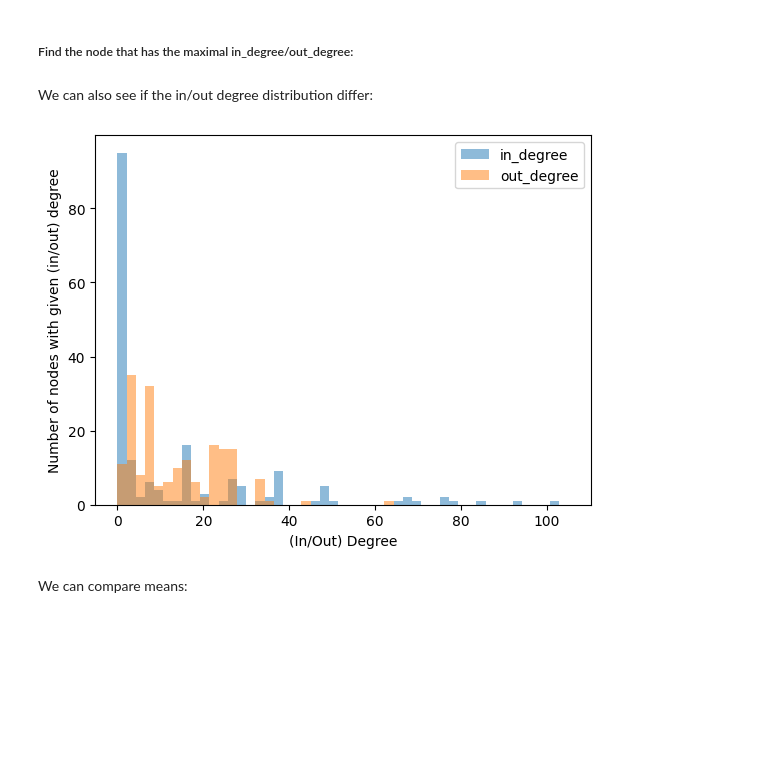
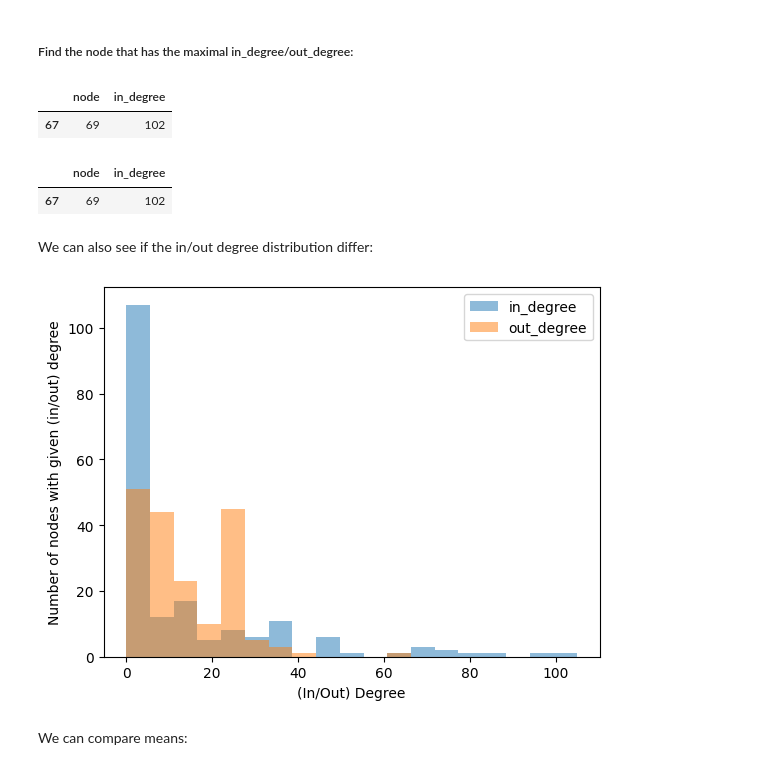
Before and after one commit to SaskaAloric/IntroCompleNeT2023, a Jupyter notebook: Notebooks/CNT_Lesson4.ipynb, the cells around one changed output. Saved outputs shown, nothing was run; the diff lists cells and outputs as text; code cells hidden in the pictures; blank space fills up the shorter version.

```diff
--- a/Notebooks/CNT_Lesson4.ipynb
+++ b/Notebooks/CNT_Lesson4.ipynb
@@ -132,2 +170,5 @@ To construct the network, we'll follow the same path as the last time, but pay a
 # %%
-G_food_web = nx.from_pandas_edgelist(edges, source = '# source', target = ' target', create_using =nx.DiGraph)
+G_food_web = nx.from_pandas_edgelist(edges,
+                                     source = '# source',
+                                     target = ' target',
+                                     create_using =nx.DiGraph)
@@ -187,12 +245,14 @@ Let's create data frames with in_degree and out_degree of all nodes:
 # %%
-indegrees = pd.DataFrame(G_food_web.in_degree(),columns=['node','in_degree'])
+indegrees = pd.DataFrame(G_food_web.in_degree(),
+                         columns=['node','in_degree'])
 indegrees.head(2)
 # %% [output]
 |  | node | in_degree |
 | 0 | 0 | 0 |
 | 1 | 1 | 1 |
 # %%
-outdegrees = pd.DataFrame(G_food_web.out_degree(),columns=['node','out_degree'])
+outdegrees = pd.DataFrame(G_food_web.out_degree(),
+                          columns=['node','out_degree'])
 outdegrees.head(2)
 # %% [output]
 |  | node | out_degree |
@@ -220,2 +283,16 @@ max(indegrees['in_degree']),max(outdegrees['out_degree'])
+# %%
+### one way
+indegrees.sort_values(by='in_degree').tail(1)
+# %% [output]
+|  | node | in_degree |
+| 67 | 69 | 102 |
+# %%
+### another way
+condition = indegrees['in_degree'].max() == indegrees.in_degree
+#condition
+indegrees[condition]
+# %% [output]
+|  | node | in_degree |
+| 67 | 69 | 102 |
 # %% [markdown]
 We can also see if the in/out degree distribution differ:
@@ -222,13 +302,13 @@ We can also see if the in/out degree distribution differ:
 # %%
-plt.hist(indegrees['in_degree'],bins=np.linspace(0,105,50),alpha=0.5,label='in_degree')
-plt.hist(outdegrees['out_degree'],bins=np.linspace(0,105,50),alpha=0.5,label='out_degree')
+plt.hist(indegrees['in_degree'],bins=np.linspace(0,105,20),alpha=0.5,label='in_degree')
+plt.hist(outdegrees['out_degree'],bins=np.linspace(0,105,20),alpha=0.5,label='out_degree')
 #plt.yscale('log')
 plt.legend()
 plt.xlabel('(In/Out) Degree')
 plt.ylabel('Number of nodes with given (in/out) degree')
 plt.show()
 # %% [output]
-[figure, old version]
+[figure, new version]
 # %% [markdown]
 We can compare means:
 # %%
```
Also changed, not shown: parts of 101 cells of this notebook.
